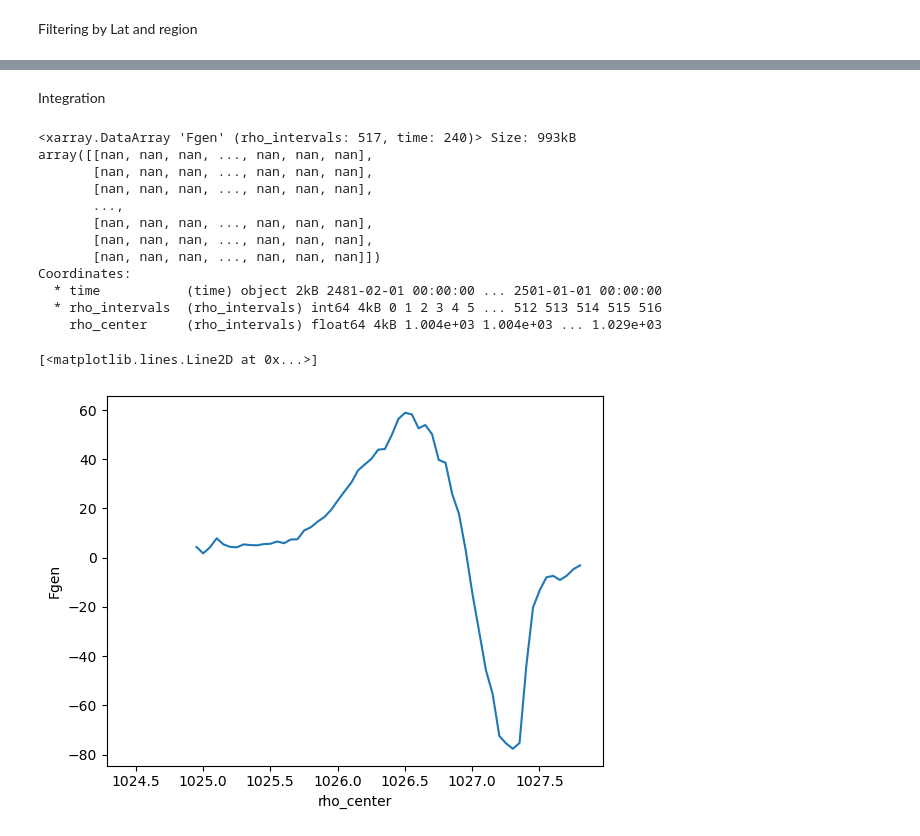
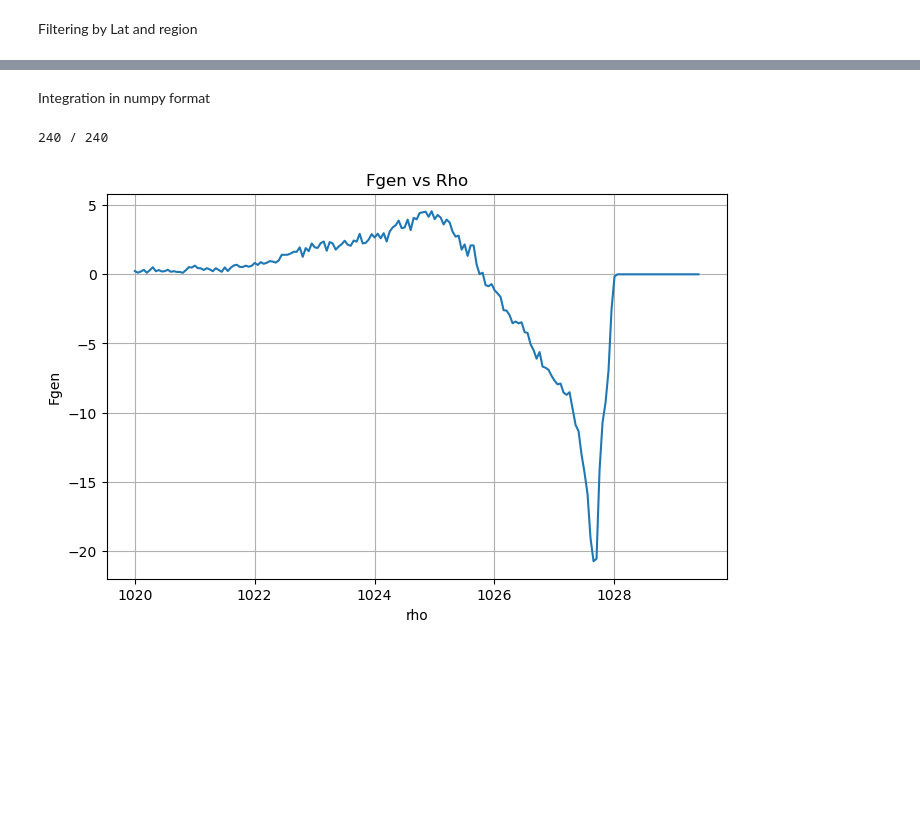
Before and after one commit to xuxingcheng/AMOC-Model-Performance-Analysis, a Jupyter notebook: scripts/Fgen_calculation_testing.ipynb, the cells around one changed output, grey strips where cells are left out. Cells and saved outputs as stored; diff of their text form; code cells hidden in the pictures; blank space fills up the shorter version.

Commit message:
fixed Fgen calculation using numpy

```diff
--- a/scripts/Fgen_calculation_testing.ipynb
+++ b/scripts/Fgen_calculation_testing.ipynb
@@ -155,7 +158,7 @@ rho_min = float(da.min())
 rho_max = float(da.max())
 # %%
 step_size = 0.05
-rho_classes = np.arange(rho_min - step_size, rho_max + 2* step_size, step_size)
+rho_classes = np.arange(rho_min - step_size, rho_max + step_size, step_size)
 # %% [markdown]
 ### Dataset for area at each grid cell
 # %%
@@ -219,37 +196,37 @@ Dimensions without coordinates: points
 # %% [markdown]
-Integration
+Integration in numpy format
-# %%
-# Summing up by dentisy interval
-#Fgen_org = weighted_fsurf.groupby_bins(rho, bins=rho_classes, right=False).sum(dim=("nlat","nlon")) / step_size /1e6
-Fgen_org = weighted_fsurf.groupby_bins(rho, bins=rho_classes, right=False).sum(dim=("points")) / step_size /1e6
-
-# adding centered coordinate for density intervals
-rho_centers = (rho_classes[:-1] + rho_classes[1:]) / 2
-
-# organizing
-Fgen = Fgen_org.assign_coords(rho_center=("rho_bins", rho_centers))
-Fgen = Fgen.rename(rho_bins="rho_intervals")
-Fgen = Fgen.rename('Fgen')
-Fgen
-# %% [output]
-<xarray.DataArray 'Fgen' (rho_intervals: 517, time: 240)> Size: 993kB
-array([[nan, nan, nan, ..., nan, nan, nan],
-       [nan, nan, nan, ..., nan, nan, nan],
-       [nan, nan, nan, ..., nan, nan, nan],
-       ...,
-       [nan, nan, nan, ..., nan, nan, nan],
-       [nan, nan, nan, ..., nan, nan, nan],
-       [nan, nan, nan, ..., nan, nan, nan]])
-Coordinates:
-  * time           (time) object 2kB 2481-02-01 00:00:00 ... 2501-01-01 00:00:00
-  * rho_intervals  (rho_intervals) int64 4kB 0 1 2 3 4 5 ... 512 513 514 515 516
-    rho_center     (rho_intervals) float64 4kB 1.004e+03 1.004e+03 ... 1.029e+03
+# %%
+Fgen = pd.DataFrame(columns=['time', 'rho', 'Fgen'])
+total_timepoints = len(timepoints)
+timepoints = Fsurf_data['time'].values
+
+for time in range(len(timepoints)):
+    for class_idx, rhoclass in enumerate(rho_classes):
+        rhotop = rhoclass + step_size
+        rhobot = rhoclass
+        rho_idx = np.where((rho[time]>rhobot) & (rho[time]<rhotop))
+        inrange_fsurf = []
+        for lat_idx, lon in enumerate(rho_idx[1]):
+            lat = rho_idx[0][lat_idx]
+            inrange_fsurf.append(weighted_fsurf[time][lat][lon])
+        fgen_value = sum(inrange_fsurf) / step_size / 1e6
+        Fgen.loc[len(Fgen)] = [time, rhoclass + step_size/2, fgen_value]
+    print(time+1, "/", total_timepoints, end="\r", flush=True)
+Fgen = Fgen.groupby('rho', as_index=False)['Fgen'].mean()
+# %% [output]
+240 / 240
+# %%
+Fgen_clip = Fgen[(Fgen['rho'] >1020)]
+plt.figure(figsize=(8,5))
+plt.plot(Fgen_clip['rho'], Fgen_clip['Fgen'])
+plt.xlabel('rho')
+plt.ylabel('Fgen')
+plt.title('Fgen vs Rho')
+plt.grid(True)
+plt.show()
+# %% [output]
+[figure, added]
 # %%
 save_path = f"/glade/work/stevenxu/AMOC_models/CESM1_Fgen.pkl"
 with open(save_path, "wb") as f:
     pickle.dump(Fgen, f)
-# %%
-Fgen.mean(dim ='time').plot(x = 'rho_center')
-# %% [output]
-[<matplotlib.lines.Line2D at 0x...>]
-[figure, removed]
```
Also changed, not shown: parts of 5 cells of this notebook, 1 other file.
